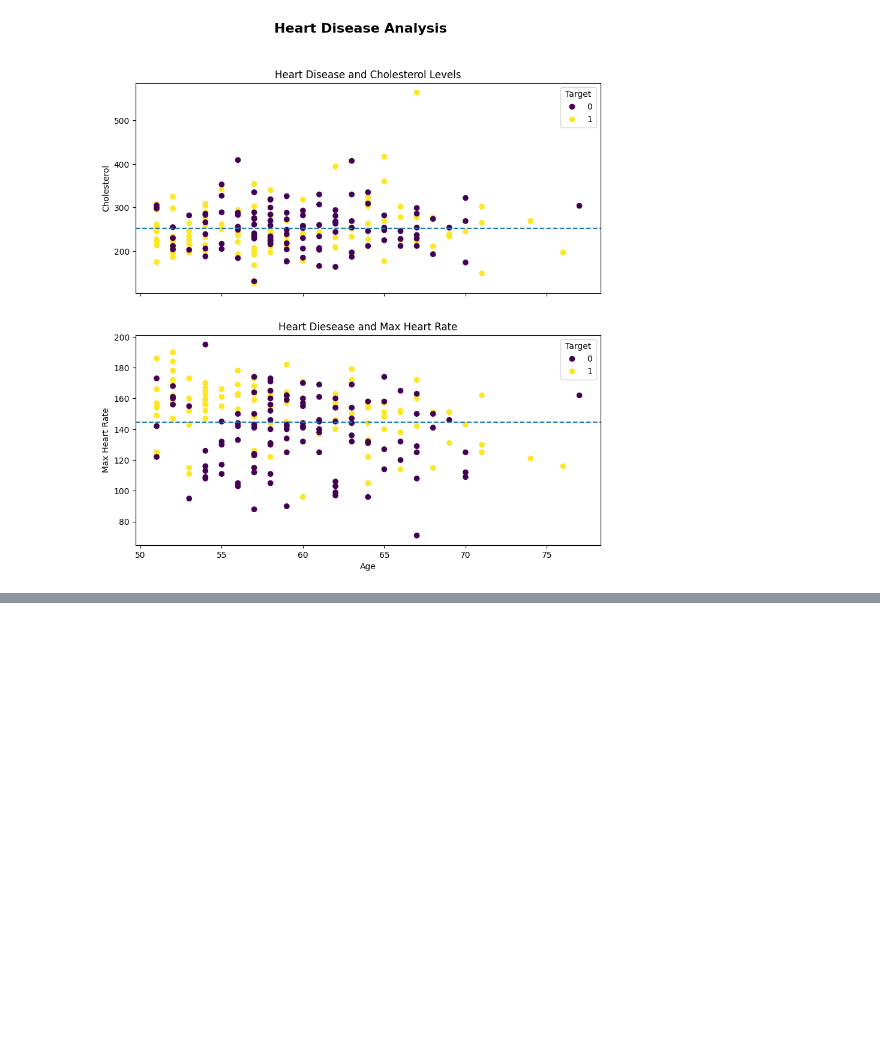
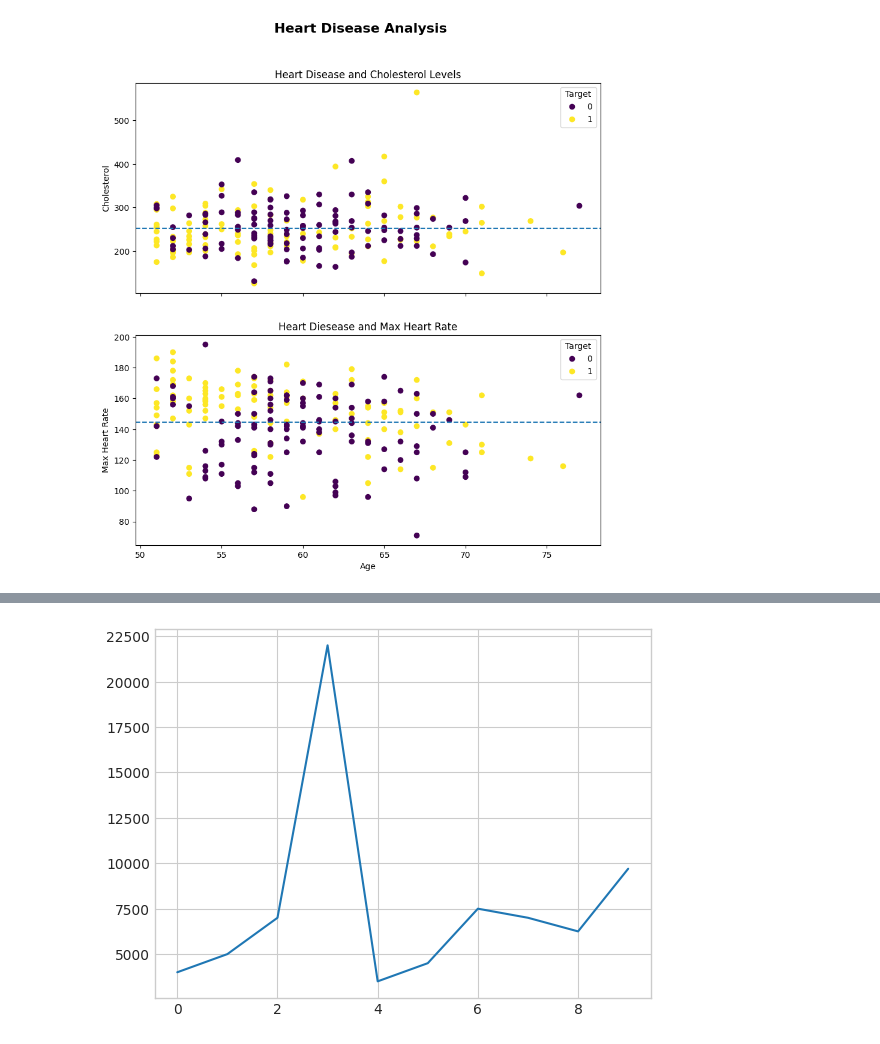
Before and after one commit to gouravguptacom/machine-learning-ztm, a Jupyter notebook: 4-matplotlib-seaborn.ipynb, the cells around one changed output, grey strips where cells are left out. Drawn from its saved outputs; the diff is of its cells as text; code cells hidden in the pictures; blank space fills up the shorter version.

```diff
--- a/4-matplotlib-seaborn.ipynb
+++ b/4-matplotlib-seaborn.ipynb
@@ -535,0 +574,4 @@ Text(0.5, 0.98, 'Heart Disease Analysis')
+# %%
+car_sales["Price"].plot();
+# %% [output]
+[figure, added]
```
Also changed, not shown: parts of 17 cells of this notebook.
